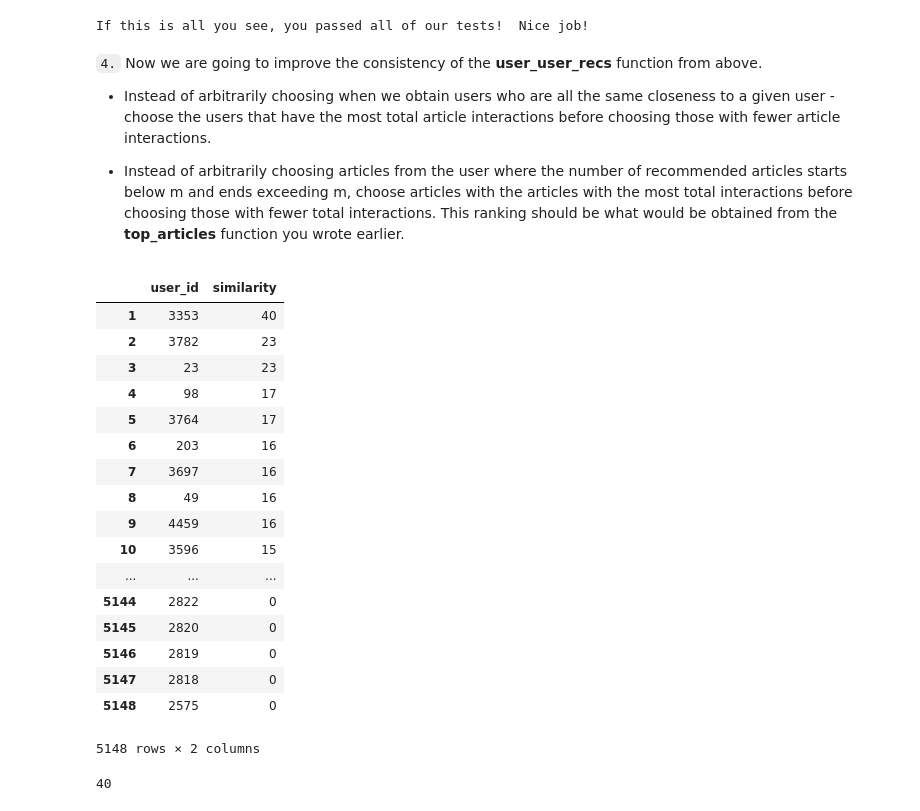
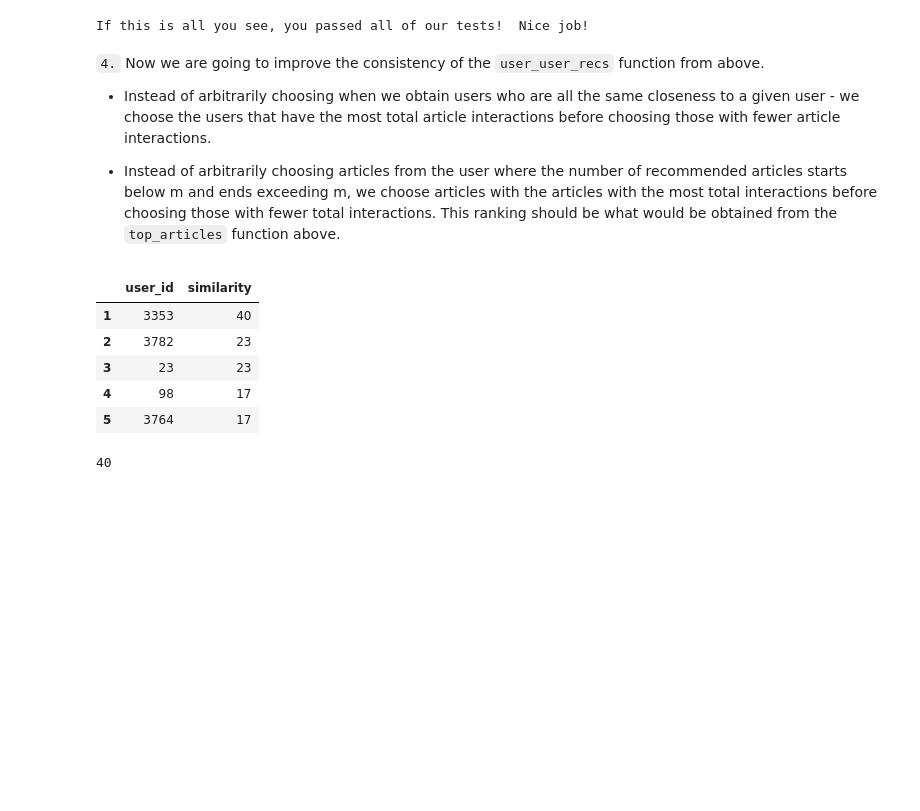
Before and after one commit to leedah/recommendation-engine-IBM, a Jupyter notebook: Recommendations_with_IBM.ipynb, the cells around one changed output. Drawn from its saved outputs; the diff is of its cells as text; code cells hidden in the pictures; blank space fills up the shorter version.

```diff
--- a/Recommendations_with_IBM.ipynb
+++ b/Recommendations_with_IBM.ipynb
@@ -605,42 +582,30 @@ print("If this is all you see, you passed all of our tests!  Nice job!")
 # %% [output]
 If this is all you see, you passed all of our tests!  Nice job!
 # %% [markdown]
-`4.` Now we are going to improve the consistency of the **user_user_recs** function from above.
+`4.` Now we are going to improve the consistency of the `user_user_recs` function from above.
 
-* Instead of arbitrarily choosing when we obtain users who are all the same closeness to a given user - choose the users that have the most total article interactions before choosing those with fewer article interactions.
+* Instead of arbitrarily choosing when we obtain users who are all the same closeness to a given user - we choose the users that have the most total article interactions before choosing those with fewer article interactions.
 
 
-* Instead of arbitrarily choosing articles from the user where the number of recommended articles starts below m and ends exceeding m, choose articles with the articles with the most total interactions before choosing those with fewer total interactions. This ranking should be  what would be obtained from the **top_articles** function you wrote earlier.
+* Instead of arbitrarily choosing articles from the user where the number of recommended articles starts below m and ends exceeding m, we choose articles with the articles with the most total interactions before choosing those with fewer total interactions. This ranking should be what would be obtained from the `top_articles` function above.
 # %%
 user_id = 3
 # compute similarity of each user to the provided user
 similarity = user_item.loc[user_id, :].dot(user_item.T)
 
 # sort by similarity
 similarity = pd.DataFrame(similarity.sort_values(ascending=False))
 similarity = similarity.reset_index()
 similarity.columns = ['user_id', 'similarity']
 similarity = similarity[similarity.user_id != user_id]
-similarity
+similarity.head()
 # %% [output]
 |  | user_id | similarity |
 | 1 | 3353 | 40 |
 | 2 | 3782 | 23 |
 | 3 | 23 | 23 |
 | 4 | 98 | 17 |
 | 5 | 3764 | 17 |
-| 6 | 203 | 16 |
-| 7 | 3697 | 16 |
-| 8 | 49 | 16 |
-| 9 | 4459 | 16 |
-| 10 | 3596 | 15 |
-| ... | ... | ... |
-| 5144 | 2822 | 0 |
-| 5145 | 2820 | 0 |
-| 5146 | 2819 | 0 |
-| 5147 | 2818 | 0 |
-| 5148 | 2575 | 0 |
-5148 rows × 2 columns
 # %%
 similarity = user_item[user_item.index == user_id].dot(user_item.loc[user_id].T).values[0]
 similarity
```
Also changed, not shown: parts of 43 cells of this notebook.
